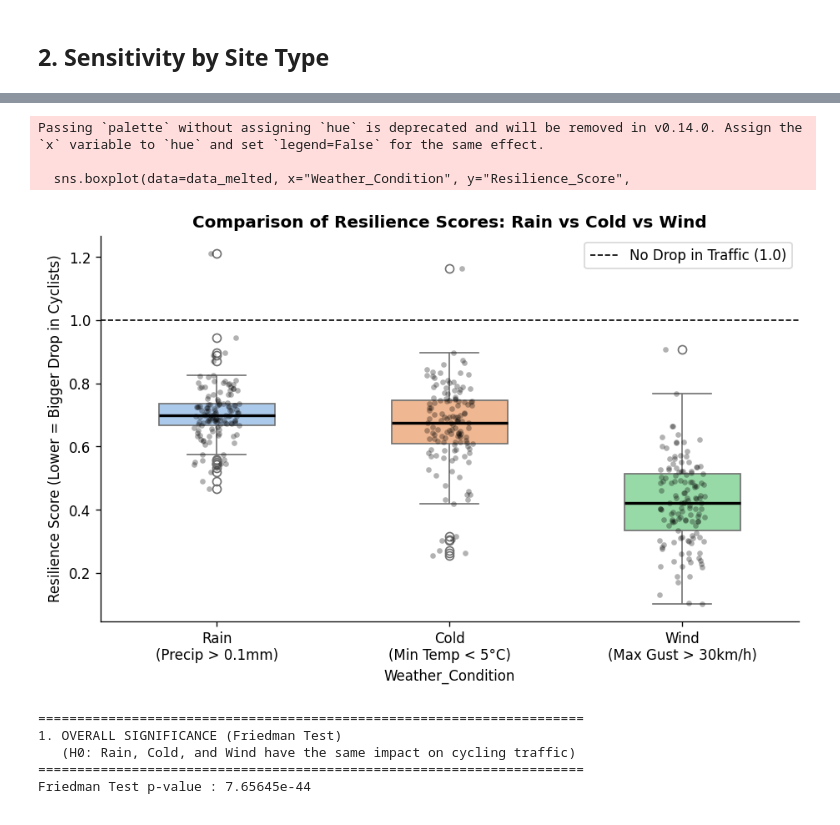
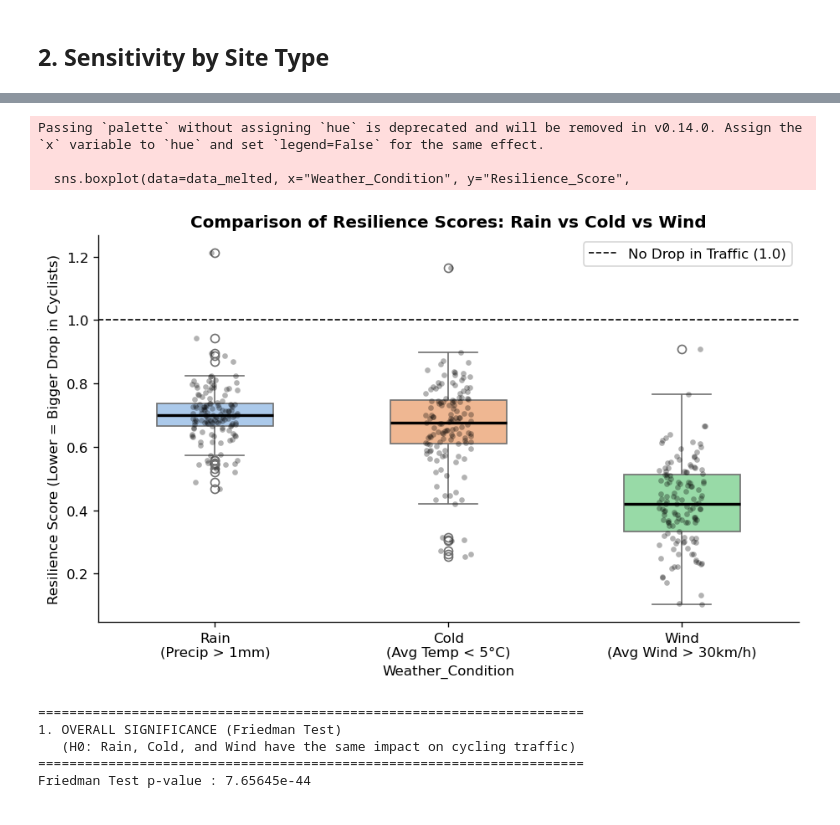
Before and after one commit to Queena34/mda-cycling-weather-group6, a Jupyter notebook: notebooks/09_sensitivity_analysis.ipynb, the cells around one changed output, grey strips where cells are left out. Drawn from its saved outputs; the diff is of its cells as text; code cells hidden in the pictures.

Commit message:
fix(09): correct weather threshold labels and add sensitivity map figure

```diff
--- a/notebooks/09_sensitivity_analysis.ipynb
+++ b/notebooks/09_sensitivity_analysis.ipynb
@@ -136,30 +136,30 @@ mixed                0.690            0.647            0.405             0.616
 # %%
 # ── 1. check the sensitivity by bad weather types────────────────────────────────
 weather_vars = ["resilience_rain", "resilience_cold", "resilience_wind"]
 data_melted = resilience.melt(id_vars=["site ID", "naam"],
                               value_vars=weather_vars,
                               var_name="Weather_Condition",
                               value_name="Resilience_Score")
 
 plt.figure(figsize=(9, 5), dpi=120)
 
 sns.boxplot(data=data_melted, x="Weather_Condition", y="Resilience_Score",
             palette="pastel", width=0.5, medianprops=dict(color="black", linewidth=2))
 sns.stripplot(data=data_melted, x="Weather_Condition", y="Resilience_Score",
               color="black", alpha=0.3, jitter=True, size=4)
 
 plt.axhline(1.0, color="black", linestyle="--", linewidth=1, label="No Drop in Traffic (1.0)")
 plt.title("Comparison of Resilience Scores: Rain vs Cold vs Wind", fontweight="bold")
 plt.ylabel("Resilience Score (Lower = Bigger Drop in Cyclists)")
-plt.xticks(ticks=[0, 1, 2], labels=["Rain\n(Precip > 0.1mm)", "Cold\n(Min Temp < 5°C)", "Wind\n(Max Gust > 30km/h)"])
+plt.xticks(ticks=[0, 1, 2], labels=["Rain\n(Precip > 1mm)", "Cold\n(Avg Temp < 5°C)", "Wind\n(Avg Wind > 30km/h)"])
 plt.legend()
 sns.despine()
 plt.show()
 # %% [output]
 Passing `palette` without assigning `hue` is deprecated and will be removed in v0.14.0. Assign the `x` variable to `hue` and set `legend=False` for the same effect.
 
   sns.boxplot(data=data_melted, x="Weather_Condition", y="Resilience_Score",
-[figure, old version]
+[figure, new version]
 # %%
 # ── 2. Friedman Test for Overall Significance ─────────────────────────
 # The Friedman Test is a non-parametric statistical test used to detect differences in treatments across multiple test attempts.
```
Also changed, not shown: parts of 12 cells of this notebook, 3 other files.
